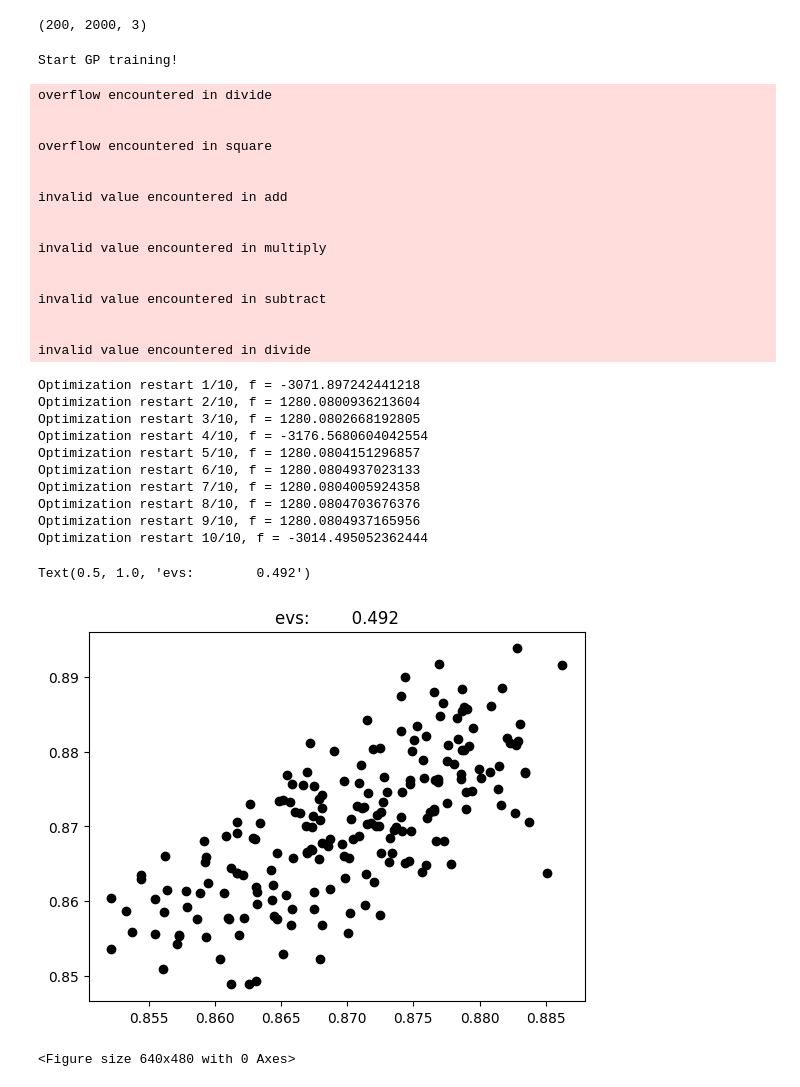
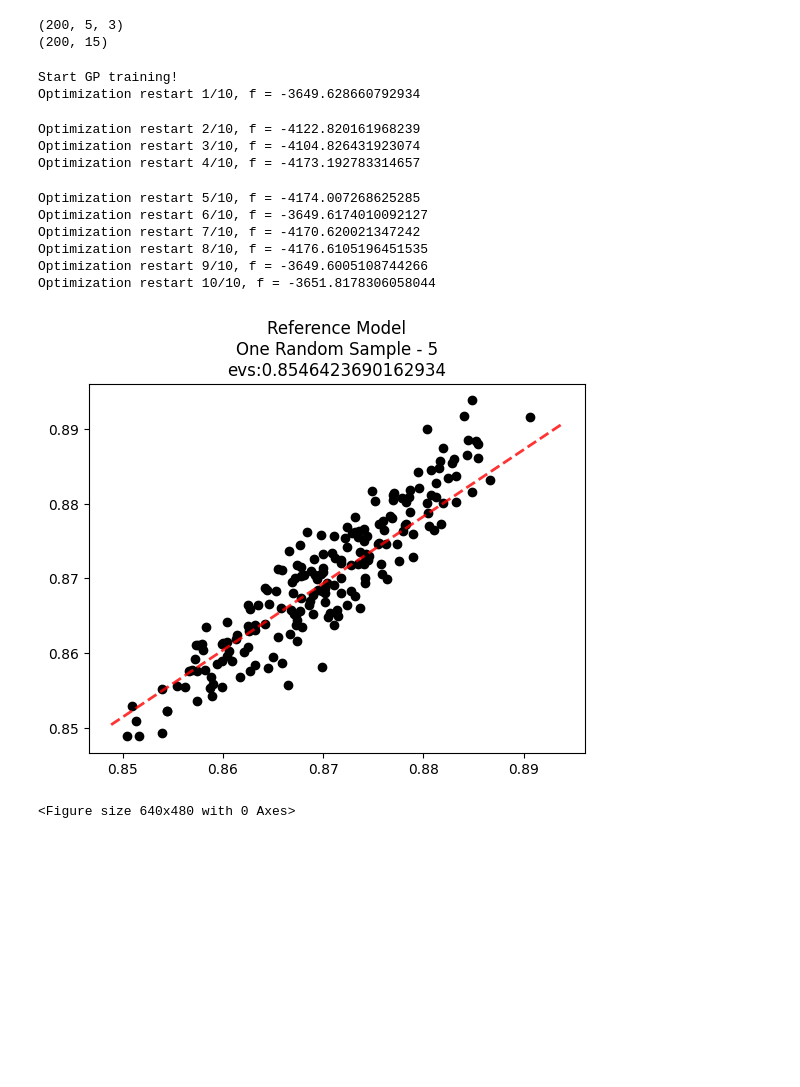
Before and after one commit to Lui5ito/GraduationProject, a Jupyter notebook: Experimental Part/reference_model.ipynb, the cells around one changed output. Cells and saved outputs as stored; diff of their text form; code cells hidden in the pictures; blank space fills up the shorter version.

Commit message:
reference model for different configs

```diff
--- a/Experimental Part/reference_model.ipynb
+++ b/Experimental Part/reference_model.ipynb
@@ -42,56 +41,44 @@ x_scalars, y_test = importing.scalars(ids = test, test = True)
 y_test = y_test[:, 0:1]
 X_test = np.concatenate([x_scalars, X_test_pca], axis=1)
 X_test_ = scaler.transform(X_test)
-# %%
-blades_test.shape
-# %% [output]
-(200, 2000, 3)
+# %%
+print(blades_test.shape)
+print(X_test_pca.shape)
+# %% [output]
+(200, 5, 3)
+(200, 15)
 # %%
 # train Gaussian process
 kernel = Matern52(input_dim = X_train_.shape[-1], variance = 1.0, lengthscale = 1.0, ARD = True)
 kmodel = GPRegression(X_train_, y_train, kernel)
 print("Start GP training!")
 kmodel.optimize_restarts(num_restarts = 10, messages = False, max_iters = 5000)
 
 # predict
 y_pred, _ = kmodel.predict(X_test_)
 q2 = r2_score(y_test, y_pred)
 
 # plot
 fig = plt.figure()
 ax = fig.add_subplot(111)
 ax.plot(y_pred, y_test[:, 0:1], ls="", marker="o", color="k")
-ax.set_title(f"evs: {q2:12.3f}")
+ax.plot([min(y_test[:, 0:1]), max(y_test[:, 0:1])], [min(y_pred), max(y_pred)], linestyle='--', color='red', linewidth=2, alpha = 0.8)
+
+ax.set_title(f"Reference Model\nOne Random Sample - 5\nevs:{q2}")
+plt.savefig("Images/ReferenceModel/OneRandomSample_5_WithoutPCA.png", bbox_inches = "tight", dpi = 500)
 # %% [output]
 Start GP training!
+Optimization restart 1/10, f = -3649.628660792934
-overflow encountered in divide
-
-
-overflow encountered in square
-
-
-invalid value encountered in add
-
-
-invalid value encountered in multiply
-
-
-invalid value encountered in subtract
-
-
-invalid value encountered in divide
+Optimization restart 2/10, f = -4122.820161968239
+Optimization restart 3/10, f = -4104.826431923074
+Optimization restart 4/10, f = -4173.192783314657
-Optimization restart 1/10, f = -3071.897242441218
-Optimization restart 2/10, f = 1280.0800936213604
-Optimization restart 3/10, f = 1280.0802668192805
-Optimization restart 4/10, f = -3176.5680604042554
-Optimization restart 5/10, f = 1280.0804151296857
-Optimization restart 6/10, f = 1280.0804937023133
-Optimization restart 7/10, f = 1280.0804005924358
-Optimization restart 8/10, f = 1280.0804703676376
-Optimization restart 9/10, f = 1280.0804937165956
-Optimization restart 10/10, f = -3014.495052362444
+Optimization restart 5/10, f = -4174.007268625285
+Optimization restart 6/10, f = -3649.6174010092127
+Optimization restart 7/10, f = -4170.620021347242
+Optimization restart 8/10, f = -4176.6105196451535
+Optimization restart 9/10, f = -3649.6005108744266
+Optimization restart 10/10, f = -3651.8178306058044
-Text(0.5, 1.0, 'evs:        0.492')
-[figure, old version]
+[figure, new version]
 # %%
 ## Lets consider the very first blade
 my_blade = blades_train[10]
```
Also changed, not shown: parts of 1 cell of this notebook, 9 other files.
